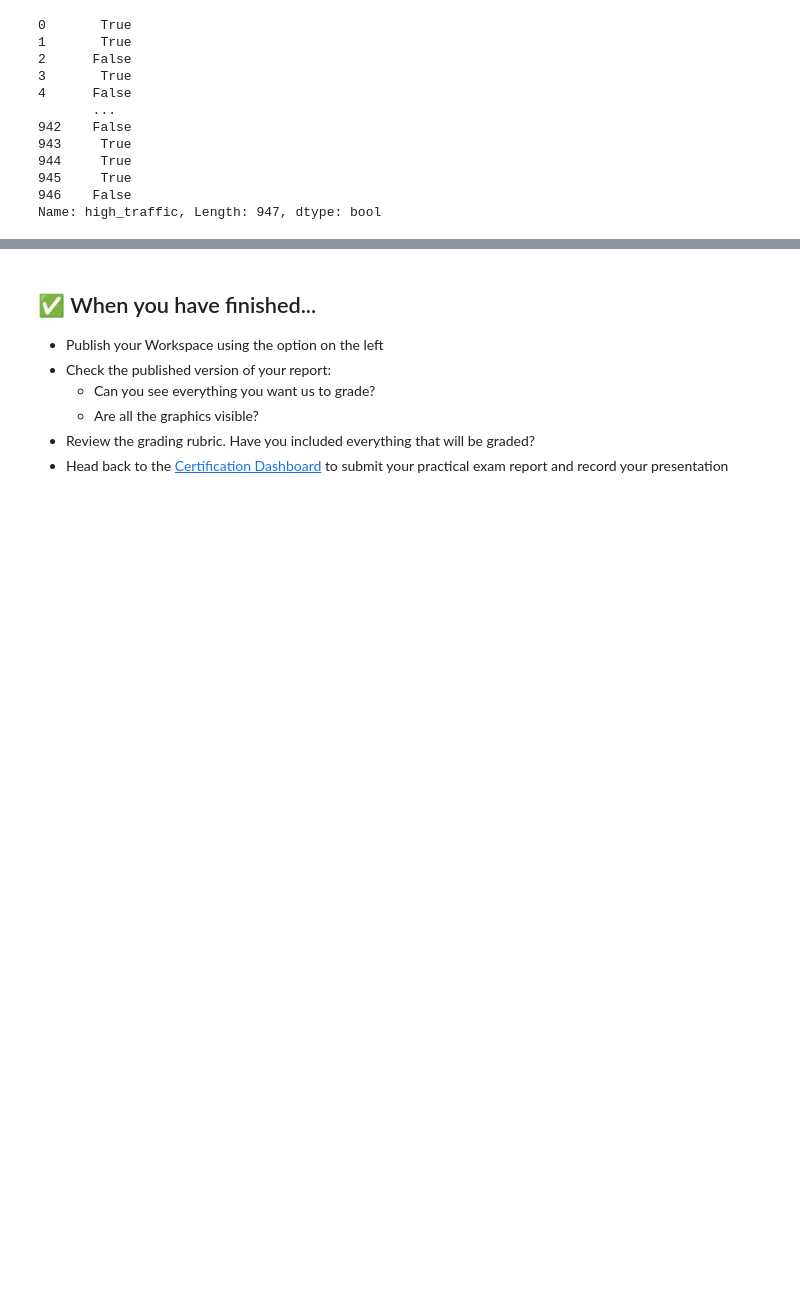
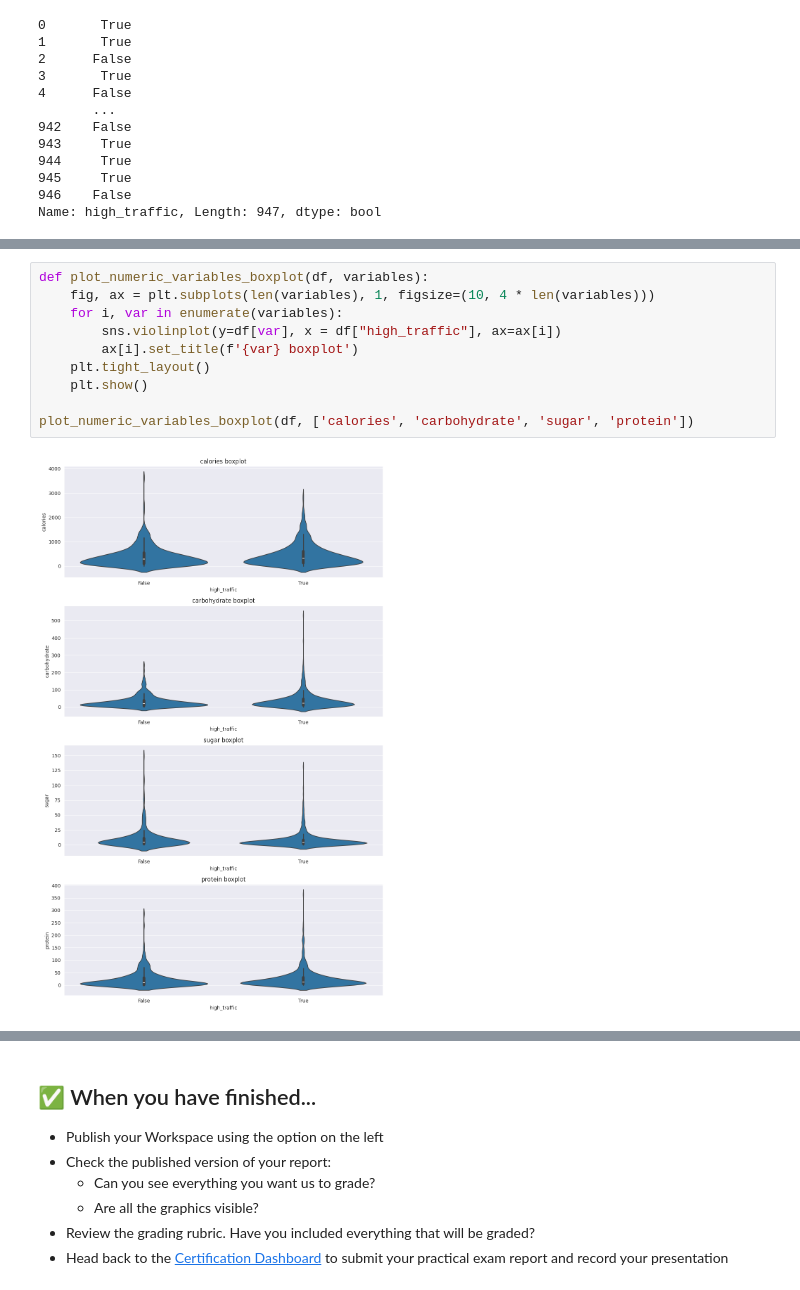
Before and after one commit to miniloda/DataCamp-DataScience-Exam, a Jupyter notebook: notebook.ipynb, the cells around one changed output, grey strips where cells are left out. Drawn from its saved outputs; the diff is of its cells as text; blank space fills up the shorter version.

```diff
--- a/notebook.ipynb
+++ b/notebook.ipynb
@@ -186,0 +258,12 @@ Name: high_traffic, Length: 947, dtype: bool
+# %%
+def plot_numeric_variables_boxplot(df, variables):
+    fig, ax = plt.subplots(len(variables), 1, figsize=(10, 4 * len(variables)))
+    for i, var in enumerate(variables):
+        sns.violinplot(y=df[var], x = df["high_traffic"], ax=ax[i])
+        ax[i].set_title(f'{var} boxplot')
+    plt.tight_layout()
+    plt.show()
+
+plot_numeric_variables_boxplot(df, ['calories', 'carbohydrate', 'sugar', 'protein'])
+# %% [output]
+[figure, added]
```
Also changed, not shown: parts of 29 cells of this notebook.
